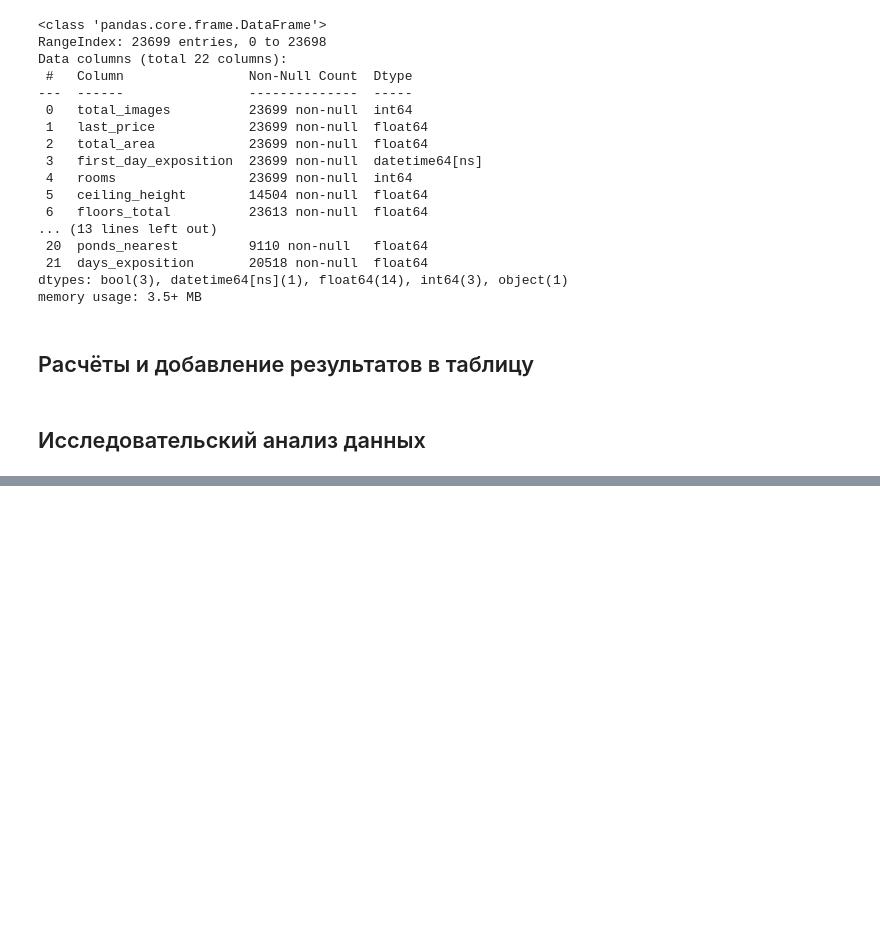
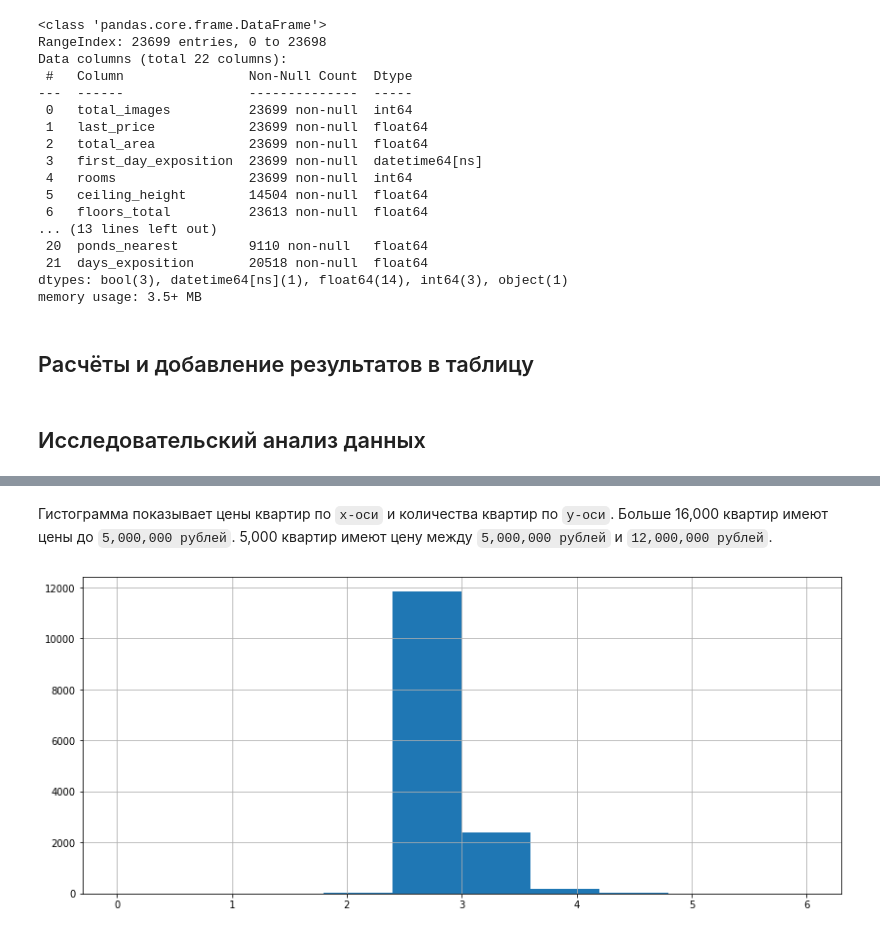
Before and after one commit to yerkebulanali/Yandex-Data-Science-Projects, a Jupyter notebook: Yandex Practicum Project 3.ipynb, the cells around one changed output, grey strips where cells are left out. Drawn from its saved outputs; the diff is of its cells as text; code cells hidden in the pictures; blank space fills up the shorter version.

```diff
--- a/Yandex Practicum Project 3.ipynb
+++ b/Yandex Practicum Project 3.ipynb
@@ -212,0 +267,7 @@ df['kitchen_total_ratio'] = df['kitchen_area'] / df['total_area']
+# %% [markdown]
+Гистограмма показывает цены квартир по `х-оси` и количества квартир по `у-оси`. Больше 16,000 квартир имеют цены до `5,000,000 рублей`. 5,000 квартир имеют цену между `5,000,000 рублей` и `12,000,000 рублей`.
+# %%
+# Строим гистаграмму для столбца ceiling_height
+df['ceiling_height'].hist(range=(0,6), figsize=(14,6));
+# %% [output]
+[figure, added]
```
Also changed, not shown: parts of 51 cells of this notebook.
